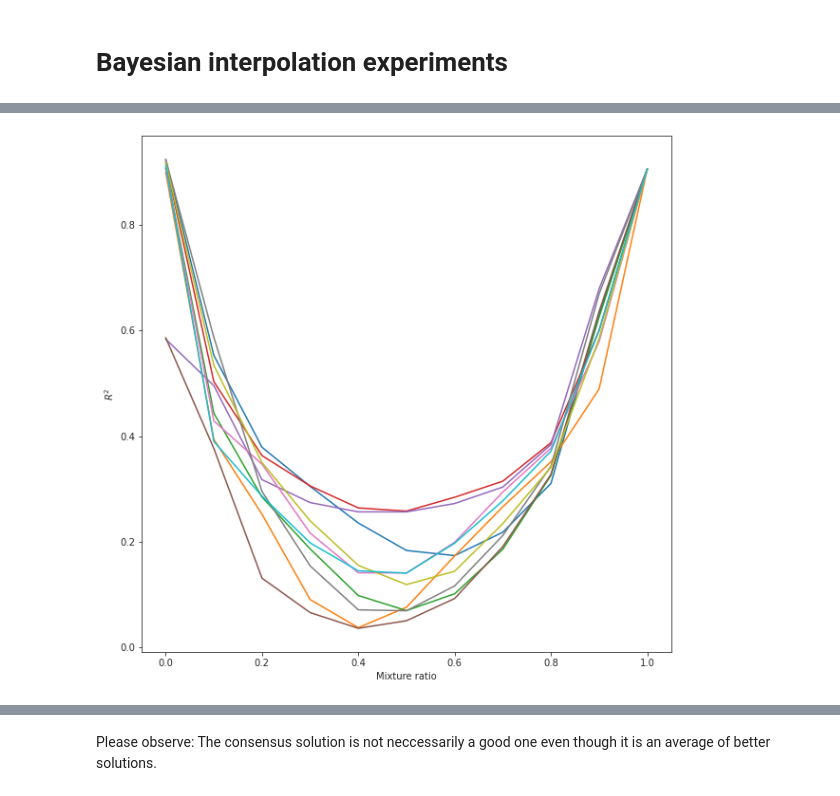
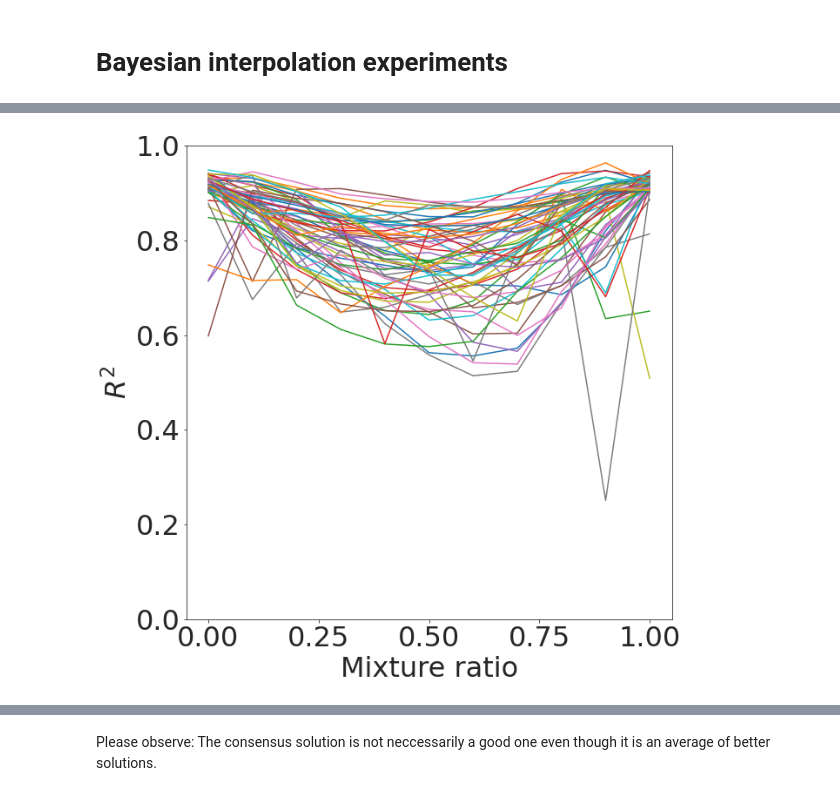
Before and after one commit to vetleser/BayesianGEM, a Jupyter notebook: code/visualization_for_manuscript.ipynb, the cells around one changed output, grey strips where cells are left out. Cells and saved outputs as stored; diff of their text form; code cells hidden in the pictures.

Commit message:
Commit before moving away from HUNT. Many of the results are now in place.

```diff
--- a/code/visualization_for_manuscript.ipynb
+++ b/code/visualization_for_manuscript.ipynb
@@ -659,0 +531,8 @@ sample_result
+# %%
+intra_interpolation = (intra_interpolation_results["results"].
+set_axis(intra_interpolation_results["from_origin"])
+                      )
+# %%
+inter_interpolation_results = (bayesian_interpolation_results.
+query("(from_status == 'original') & (to_status == 'original')")
+                              )
@@ -659,0 +549,4 @@ sample_result
+# %%
+inter_interpolation = (inter_interpolation_results["results"].
+set_axis(zip(inter_interpolation_results["from_origin"], inter_interpolation_results["to_origin"]))
+                      )
@@ -659,0 +568,2 @@ sample_result
+# %%
+inter_color_dict = {origin_pair: plt.cm.Set1(i) for i, origin_pair in enumerate(inter_interpolation.index)}
@@ -660,12 +627,15 @@ sample_result
 # %%
 plt.figure(figsize=(10,10))
-for result in sample_result:
-    plt.plot(result['ratio'],-result['distances'])
-    plt.xlabel('Mixture ratio')
-    plt.ylabel('$R^2$')
+linestyle_dict = {"unpermuted": "solid", "permuted_0": "dotted", "permuted_1": "dashed", "permuted_2": "dashdot"}
+for _, results in inter_interpolation.iteritems():
+    for result in results:
+        plt.plot(result['ratio'],-result['distances'])
+        plt.xlabel('Mixture ratio')
+        plt.ylabel('$R^2$')
+        plt.ylim([0,1])
 plt.show()
 # %% [output]
-[figure, old version]
+[figure, new version]
 # %%
 plt.figure(figsize=(10,30))
 proper_names = {'unpermuted': "Unpermuted", 'permuted_0': "Permuted 1", 'permuted_1': "Permuted 2"}
```
Also changed, not shown: parts of 32 cells of this notebook, 3 other files.
